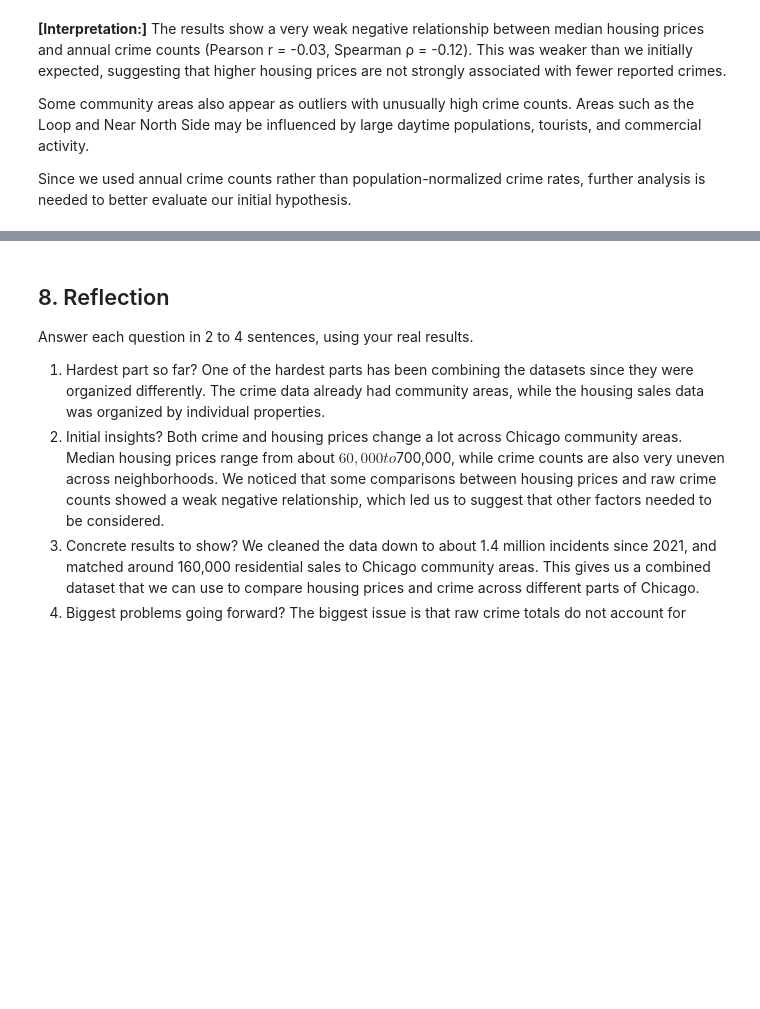
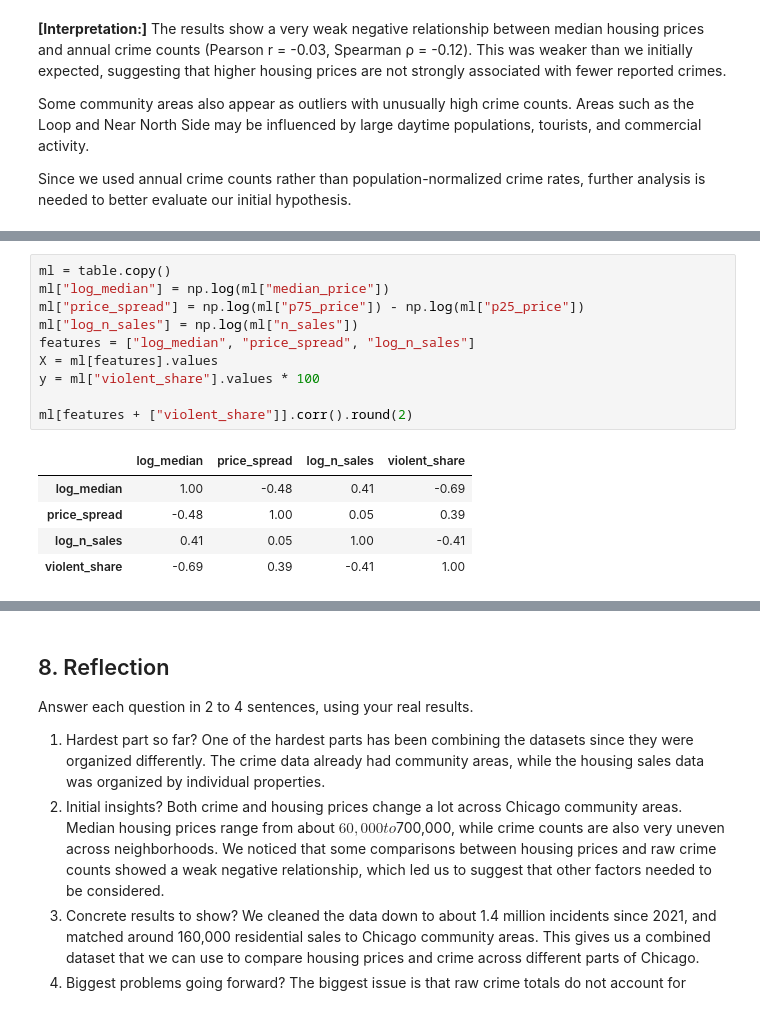
Before and after one commit to VeritasiumS/Housing_Crime, a Jupyter notebook: ProgressReport.ipynb, the cells around one changed output, grey strips where cells are left out. Cells and saved outputs as stored; diff of their text form; blank space fills up the shorter version.

```diff
--- a/ProgressReport.ipynb
+++ b/ProgressReport.ipynb
@@ -352,0 +362,16 @@ Since we used annual crime counts rather than population-normalized crime rates,
+# %%
+ml = table.copy()
+ml["log_median"] = np.log(ml["median_price"])
+ml["price_spread"] = np.log(ml["p75_price"]) - np.log(ml["p25_price"])
+ml["log_n_sales"] = np.log(ml["n_sales"])
+features = ["log_median", "price_spread", "log_n_sales"]
+X = ml[features].values
+y = ml["violent_share"].values * 100
+
+ml[features + ["violent_share"]].corr().round(2)
+# %% [output]
+|  | log_median | price_spread | log_n_sales | violent_share |
+| log_median | 1.00 | -0.48 | 0.41 | -0.69 |
+| price_spread | -0.48 | 1.00 | 0.05 | 0.39 |
+| log_n_sales | 0.41 | 0.05 | 1.00 | -0.41 |
+| violent_share | -0.69 | 0.39 | -0.41 | 1.00 |
```
Also changed, not shown: parts of 13 cells of this notebook.
